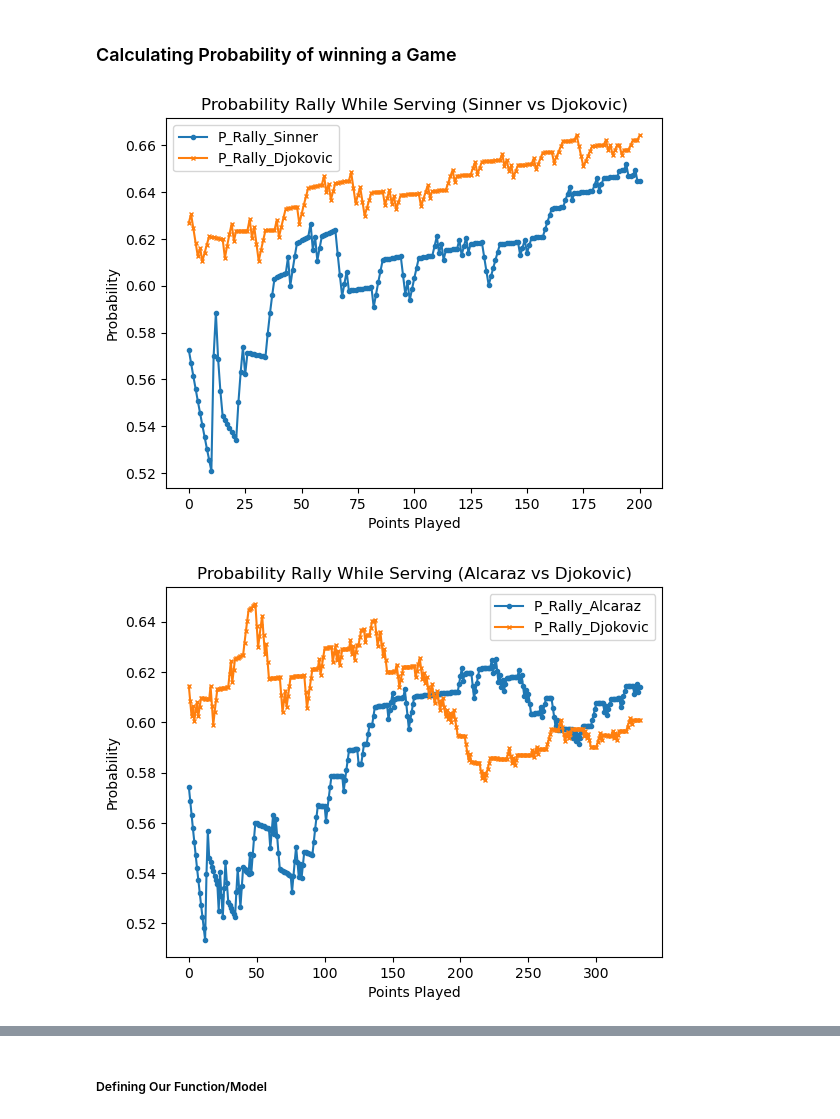
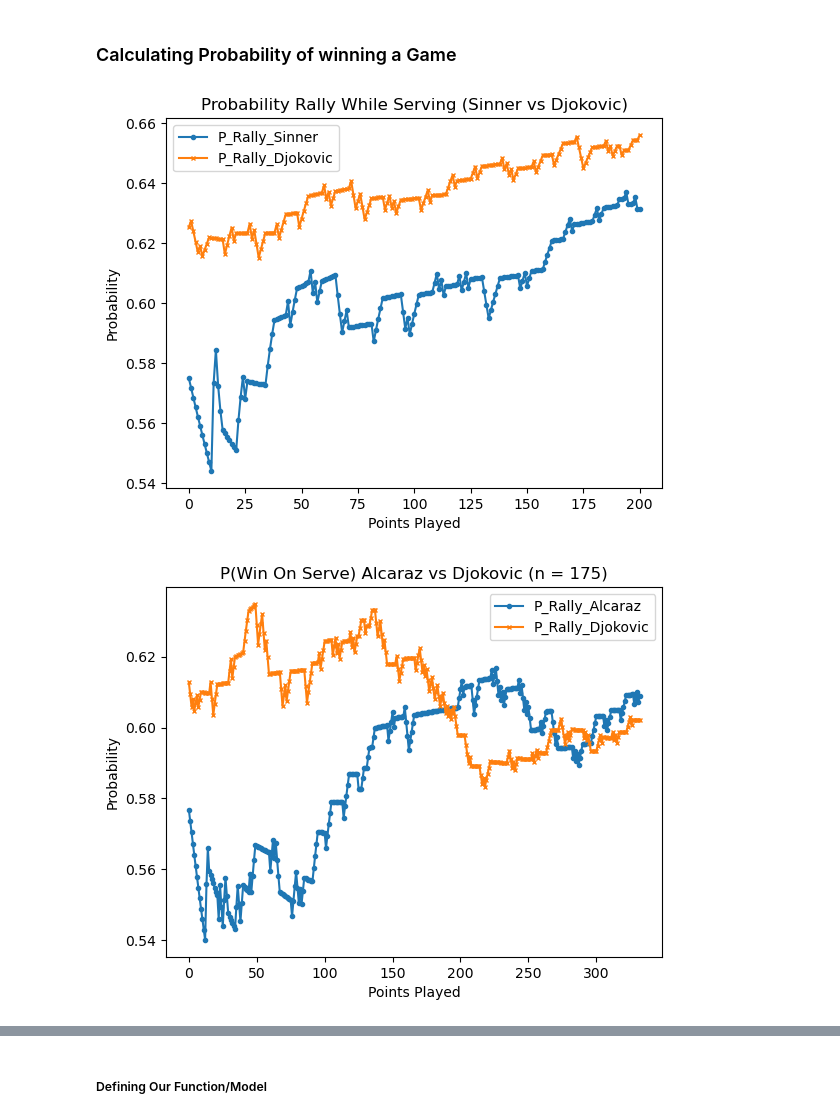
Before and after one commit to noahjillson/MCM-COMAP-Competition, a Jupyter notebook: dynamic_model.ipynb, the cells around one changed output, grey strips where cells are left out. Cells and saved outputs as stored; diff of their text form; code cells hidden in the pictures.

```diff
--- a/dynamic_model.ipynb
+++ b/dynamic_model.ipynb
@@ -12,7 +12,7 @@
 # At the moment, this model is a placeholder. It likely needs to be learned using Gradient Descent
 # Optimization of this type would be outside the scope of this notebook. It will later be addressed
 # and an optimal value for n should be imported
-n = 100
+n = 175
 player_numbers = [1, 2]
 # %% [markdown]
 #### Sub Functions
@@ -52,5 +51,5 @@ for m in matches:
 for s in sequences:
     for p in player_numbers:
         for m in range(1,len(sequences[s])):
-            print(dynamic_model(sequences[s][:m], p_dict[s][p - 1], p))
+            dynamic_model(sequences[s][:m], p_dict[s][p - 1], p)
 # %% [output]
@@ -122,34 +149,38 @@ with open(out_path, mode='w', newline='') as file:
 # %%
 import matplotlib.pyplot as plt
 # Plotting the data
 plt.plot(p_rally_sinner, label='P_Rally_Sinner', marker='o', markersize=3)
 plt.plot(p_rally_djokovic, label='P_Rally_Djokovic', marker='x', markersize=3)
 
 # Adding labels and title
 plt.xlabel('Points Played')
 plt.ylabel('Probability')
 plt.title('Probability Rally While Serving (Sinner vs Djokovic)')
 
 # Adding legend
 plt.legend()
 
 # Show the plot
 plt.show()
 
 plt.plot(p_rally_alcaraz, label='P_Rally_Alcaraz', marker='o', markersize=3)
 plt.plot(p_rally_djokovic_2, label='P_Rally_Djokovic', marker='x', markersize=3)
 
 # Adding labels and title
 plt.xlabel('Points Played')
 plt.ylabel('Probability')
-plt.title('Probability Rally While Serving (Alcaraz vs Djokovic)')
+plt.title(f'P(Win On Serve) Alcaraz vs Djokovic (n = {n})')
 
 # Adding legend
 plt.legend()
 
+# Save the plot
+file_path = f'/Users/noahjillson/Desktop/MCM/Dynamic_Model_Predictions/Djokovic_Alcaraz_Varying_n/{fieldnames[0].replace(" ", "_")}_VS_{fieldnames[1].replace(" ", "_")}_n{n}'
+plt.savefig(file_path)
+
 # Show the plot
 plt.show()
 # %% [output]
-[figure, old version]
+[figure, new version]
-[figure, old version]
+[figure, new version]
 # %%
```
Also changed, not shown: parts of 7 cells of this notebook, 1 other file.
